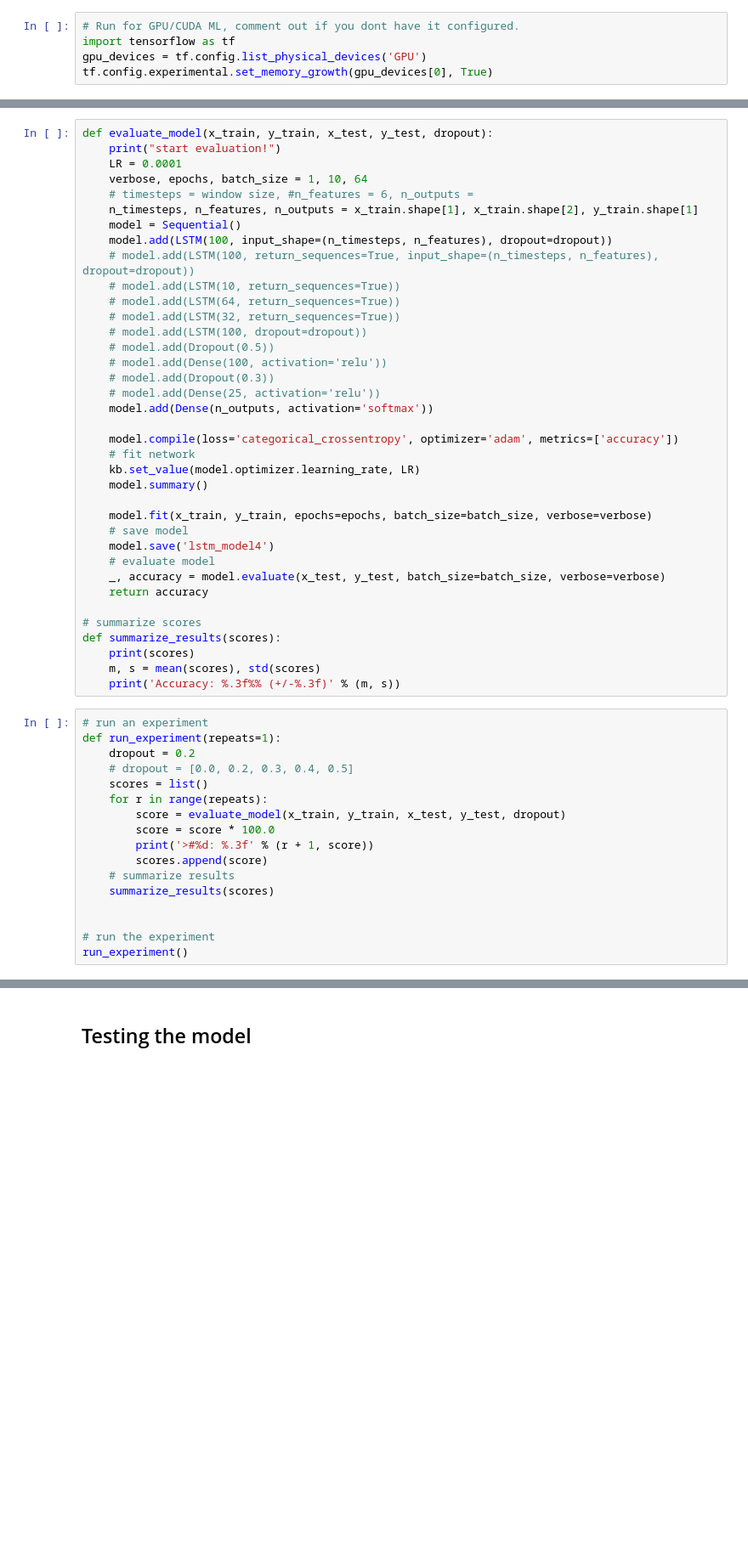
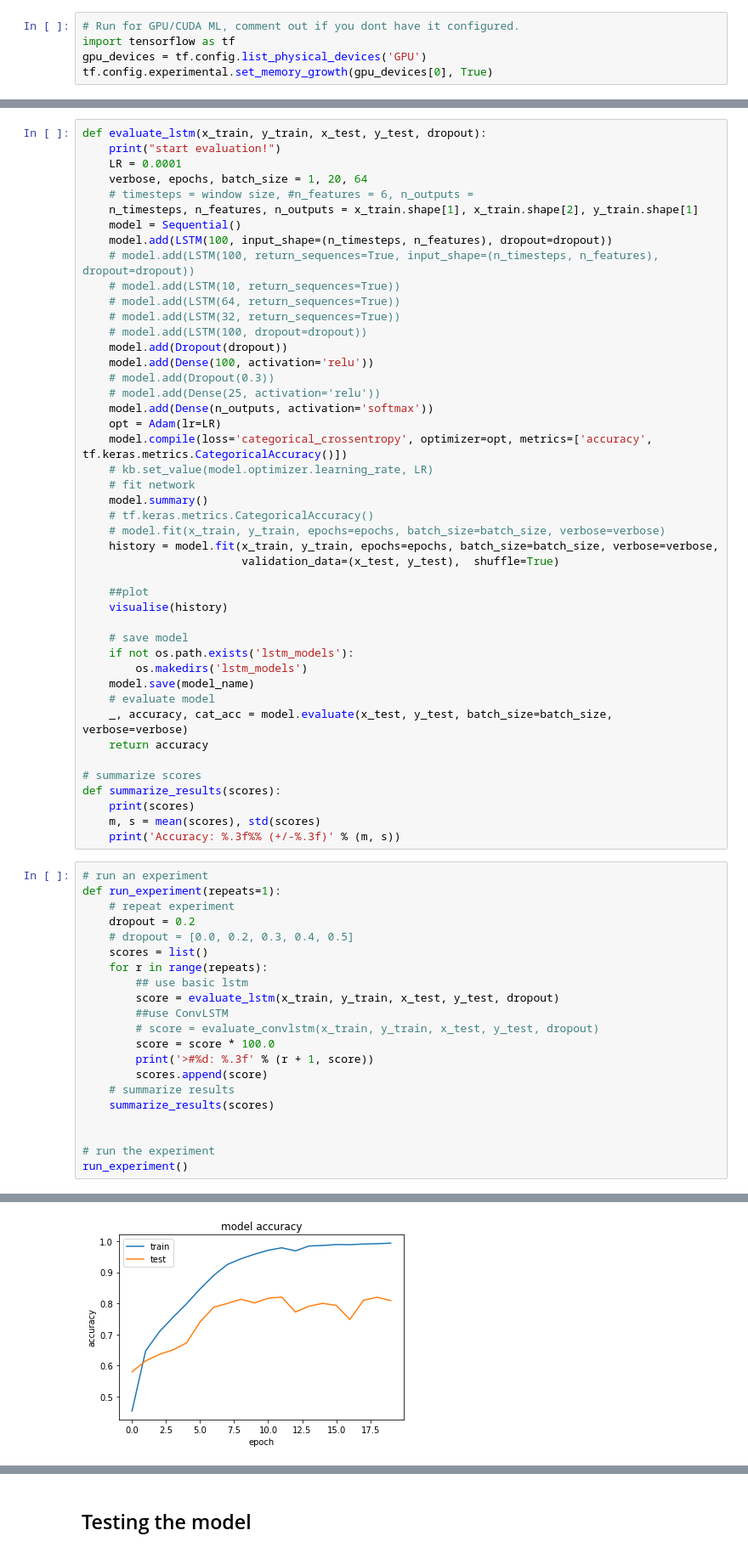
Before and after one commit to freshiefrey/grits, a Jupyter notebook: test.ipynb, the cells around one changed output, grey strips where cells are left out. Shown at 85% size. Saved outputs shown, nothing was run; the diff lists cells and outputs as text; blank space fills up the shorter version.

Commit message:
Update latest lstm.py and test.ipynb

```diff
--- a/test.ipynb
+++ b/test.ipynb
@@ -74,8 +139,8 @@ print(y_test[0])
 # %%
-def evaluate_model(x_train, y_train, x_test, y_test, dropout):
+def evaluate_lstm(x_train, y_train, x_test, y_test, dropout):
     print("start evaluation!")
     LR = 0.0001
-    verbose, epochs, batch_size = 1, 10, 64
+    verbose, epochs, batch_size = 1, 20, 64
     # timesteps = window size, #n_features = 6, n_outputs =
     n_timesteps, n_features, n_outputs = x_train.shape[1], x_train.shape[2], y_train.shape[1]
     model = Sequential()
@@ -85,22 +150,30 @@ def evaluate_model(x_train, y_train, x_test, y_test, dropout):
     # model.add(LSTM(64, return_sequences=True))
     # model.add(LSTM(32, return_sequences=True))
     # model.add(LSTM(100, dropout=dropout))
-    # model.add(Dropout(0.5))
-    # model.add(Dense(100, activation='relu'))
+    model.add(Dropout(dropout))
+    model.add(Dense(100, activation='relu'))
     # model.add(Dropout(0.3))
     # model.add(Dense(25, activation='relu'))
     model.add(Dense(n_outputs, activation='softmax'))
+    opt = Adam(lr=LR)
+    model.compile(loss='categorical_crossentropy', optimizer=opt, metrics=['accuracy', tf.keras.metrics.CategoricalAccuracy()])
+    # kb.set_value(model.optimizer.learning_rate, LR)
+    # fit network
+    model.summary()
+    # tf.keras.metrics.CategoricalAccuracy()
+    # model.fit(x_train, y_train, epochs=epochs, batch_size=batch_size, verbose=verbose)
+    history = model.fit(x_train, y_train, epochs=epochs, batch_size=batch_size, verbose=verbose,
+                        validation_data=(x_test, y_test),  shuffle=True)
 
-    model.compile(loss='categorical_crossentropy', optimizer='adam', metrics=['accuracy'])
-    # fit network
-    kb.set_value(model.optimizer.learning_rate, LR)
-    model.summary()
+    ##plot
+    visualise(history)
 
-    model.fit(x_train, y_train, epochs=epochs, batch_size=batch_size, verbose=verbose)
     # save model
-    model.save('lstm_model4')
+    if not os.path.exists('lstm_models'):
+        os.makedirs('lstm_models')
+    model.save(model_name)
     # evaluate model
-    _, accuracy = model.evaluate(x_test, y_test, batch_size=batch_size, verbose=verbose)
+    _, accuracy, cat_acc = model.evaluate(x_test, y_test, batch_size=batch_size, verbose=verbose)
     return accuracy
 
 # summarize scores
@@ -111,11 +184,15 @@ def summarize_results(scores):
 # %%
 # run an experiment
 def run_experiment(repeats=1):
+    # repeat experiment
     dropout = 0.2
     # dropout = [0.0, 0.2, 0.3, 0.4, 0.5]
     scores = list()
     for r in range(repeats):
-        score = evaluate_model(x_train, y_train, x_test, y_test, dropout)
+        ## use basic lstm
+        score = evaluate_lstm(x_train, y_train, x_test, y_test, dropout)
+        ##use ConvLSTM
+        # score = evaluate_convlstm(x_train, y_train, x_test, y_test, dropout)
         score = score * 100.0
         print('>#%d: %.3f' % (r + 1, score))
         scores.append(score)
@@ -145,0 +223 @@ Accuracy: 61.922% (+/-0.000)
+[figure, added]
```
Also changed, not shown: parts of 12 cells of this notebook, 27 other files.
